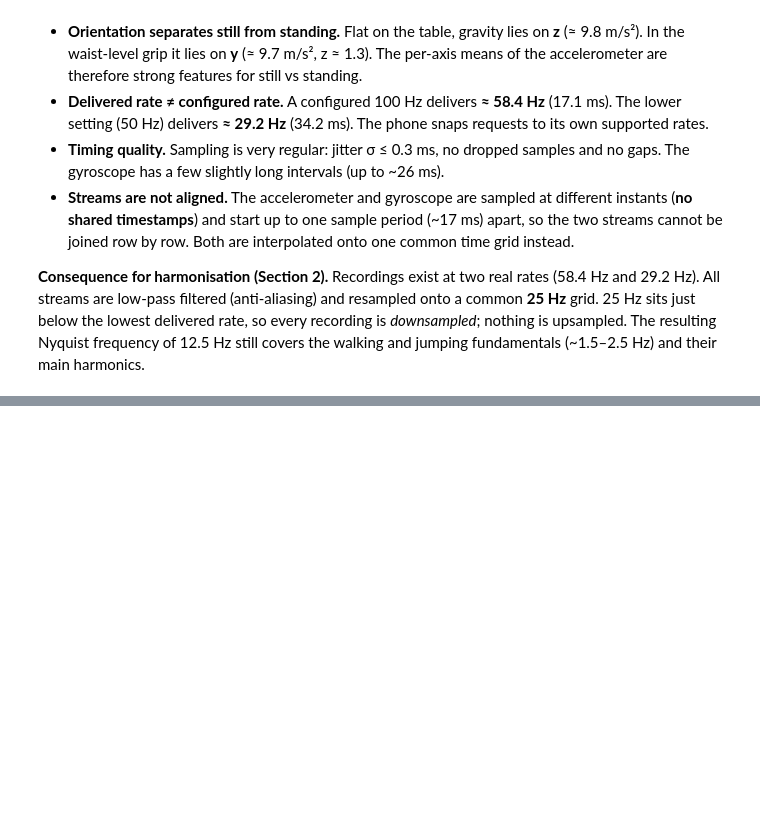
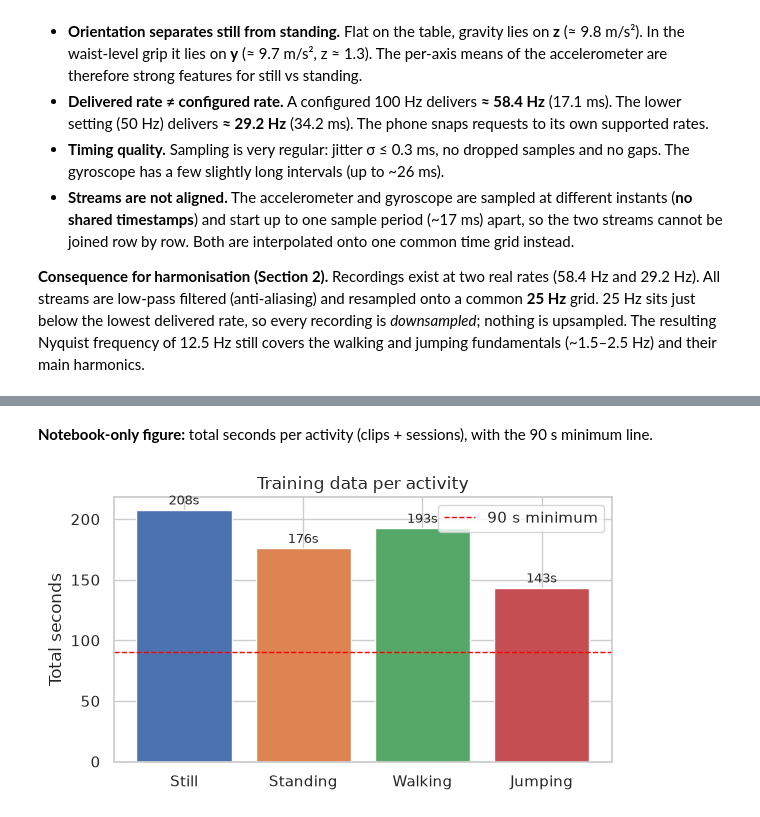
Before and after one commit to Hassan-Adelani-Luqman/hmm-elderly-activity-monitoring, a Jupyter notebook: notebooks/hmm_activity_recognition.ipynb, the cells around one changed output, grey strips where cells are left out. Drawn from its saved outputs; the diff is of its cells as text; code cells hidden in the pictures; blank space fills up the shorter version.

```diff
--- a/notebooks/hmm_activity_recognition.ipynb
+++ b/notebooks/hmm_activity_recognition.ipynb
@@ -223,0 +369,12 @@ orientation
+# %%
+harmonised = {}
+for rec in all_recs:
+    harmonised[rec["name"]] = harmonise_recording(rec)
+
+# Verify uniform sampling on a few recordings
+for name in list(harmonised)[:3]:
+    df = harmonised[name]
+    dt = np.diff(df["t"].to_numpy())
+    print(f"{name}: {len(df)} samples, "
+          f"dt = {np.median(dt)*1000:.1f} ms "
+          f"(min {dt.min()*1000:.1f}, max {dt.max()*1000:.1f})")
@@ -223,0 +603,21 @@ orientation
+# %% [markdown]
+**Notebook-only figure:** total seconds per activity (clips + sessions), with the 90 s minimum line.
+# %%
+fig, ax = plt.subplots(figsize=(6, 3.5))
+act_names = [a.capitalize() for a in ACTIVITIES]
+act_durs = [dur_per_activity[a] for a in ACTIVITIES]
+bars = ax.bar(act_names, act_durs, color=["C0", "C1", "C2", "C3"])
+ax.axhline(90, color="red", linestyle="--", linewidth=1, label="90 s minimum")
+ax.set_ylabel("Total seconds")
+ax.set_title("Training data per activity")
+ax.legend()
+for bar, d in zip(bars, act_durs):
+    ax.text(
+        bar.get_x() + bar.get_width() / 2,
+        bar.get_height() + 2,
+        f"{d:.0f}s", ha="center", va="bottom", fontsize=9,
+    )
+fig.tight_layout()
+plt.show()
+# %% [output]
+[figure, added]
```
Also changed, not shown: parts of 22 cells of this notebook.
